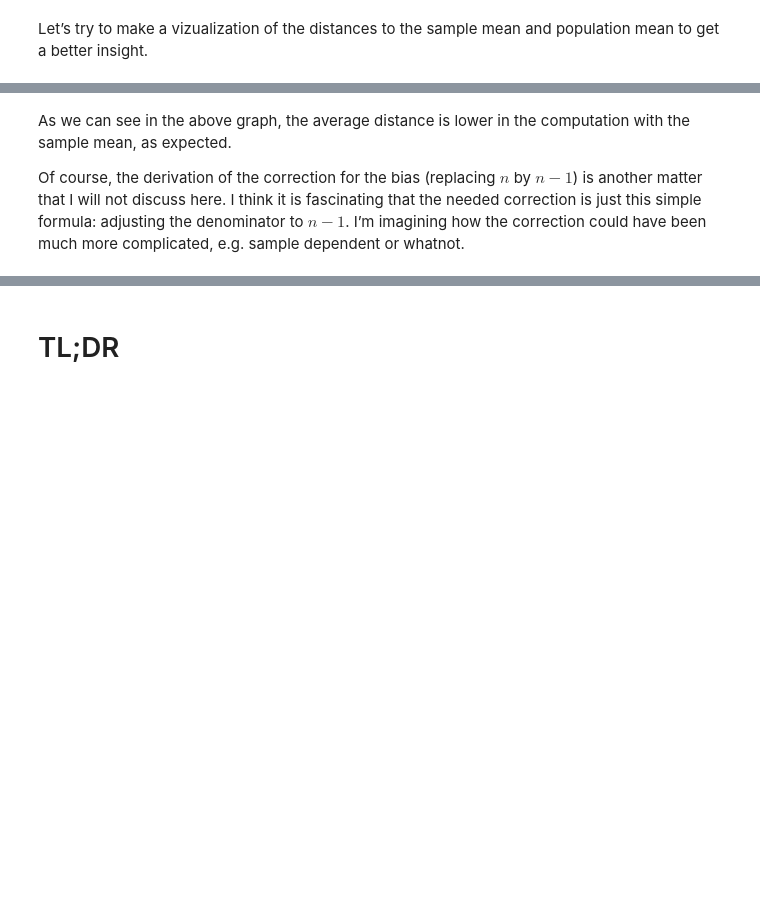
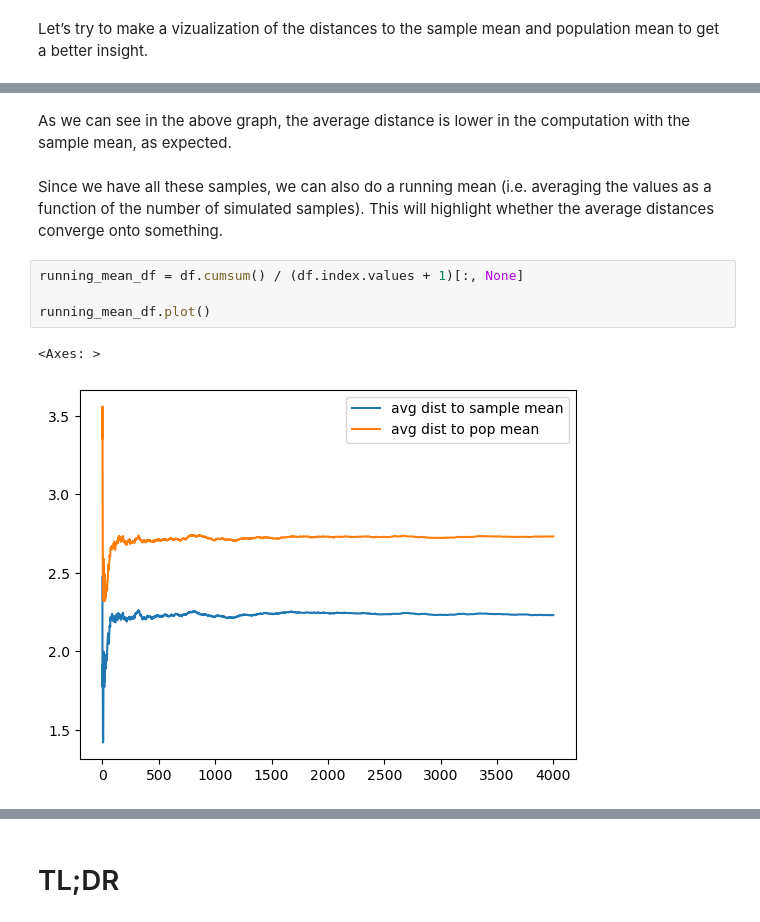
Before and after one commit to flothesof/posts, a Jupyter notebook: 20240130_variance_nminus1.ipynb, the cells around one changed output, grey strips where cells are left out. Saved outputs shown, nothing was run; the diff lists cells and outputs as text; blank space fills up the shorter version.

```diff
--- a/20240130_variance_nminus1.ipynb
+++ b/20240130_variance_nminus1.ipynb
@@ -137,6 +142,11 @@ ax2.legend(fontsize=8)
-# %% [markdown]
-As we can see in the above graph, the average distance is lower in the computation with the sample mean, as expected.
-
-Of course, the derivation of the correction for the bias (replacing $n$ by $n-1$) is another matter that I will not discuss here.
-I think it is fascinating that the needed correction is just this simple formula: adjusting the denominator to $n-1$.
-I’m imagining how the correction could have been much more complicated, e.g. sample dependent or whatnot.
+# %% [markdown]
+As we can see in the above graph, the average distance is lower in the computation with the sample mean, as expected.
+# %% [markdown]
+Since we have all these samples, we can also do a running mean (i.e. averaging the values as a function of the number of simulated samples). This will highlight whether the average distances converge onto something.
+# %%
+running_mean_df = df.cumsum() / (df.index.values + 1)[:, None]
+
+running_mean_df.plot()
+# %% [output]
+<Axes: >
+[figure, added]
```
Also changed, not shown: parts of 10 cells of this notebook.
